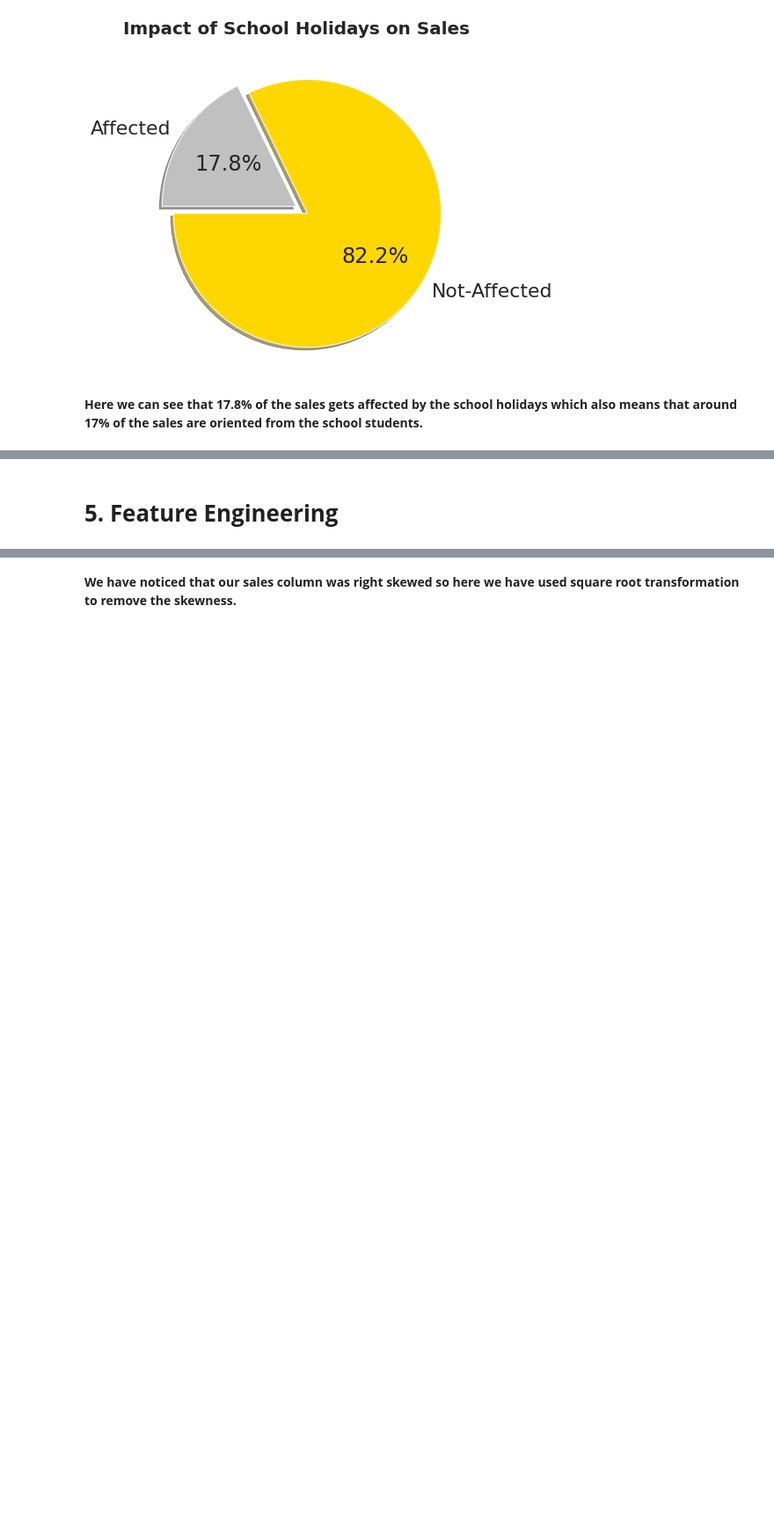
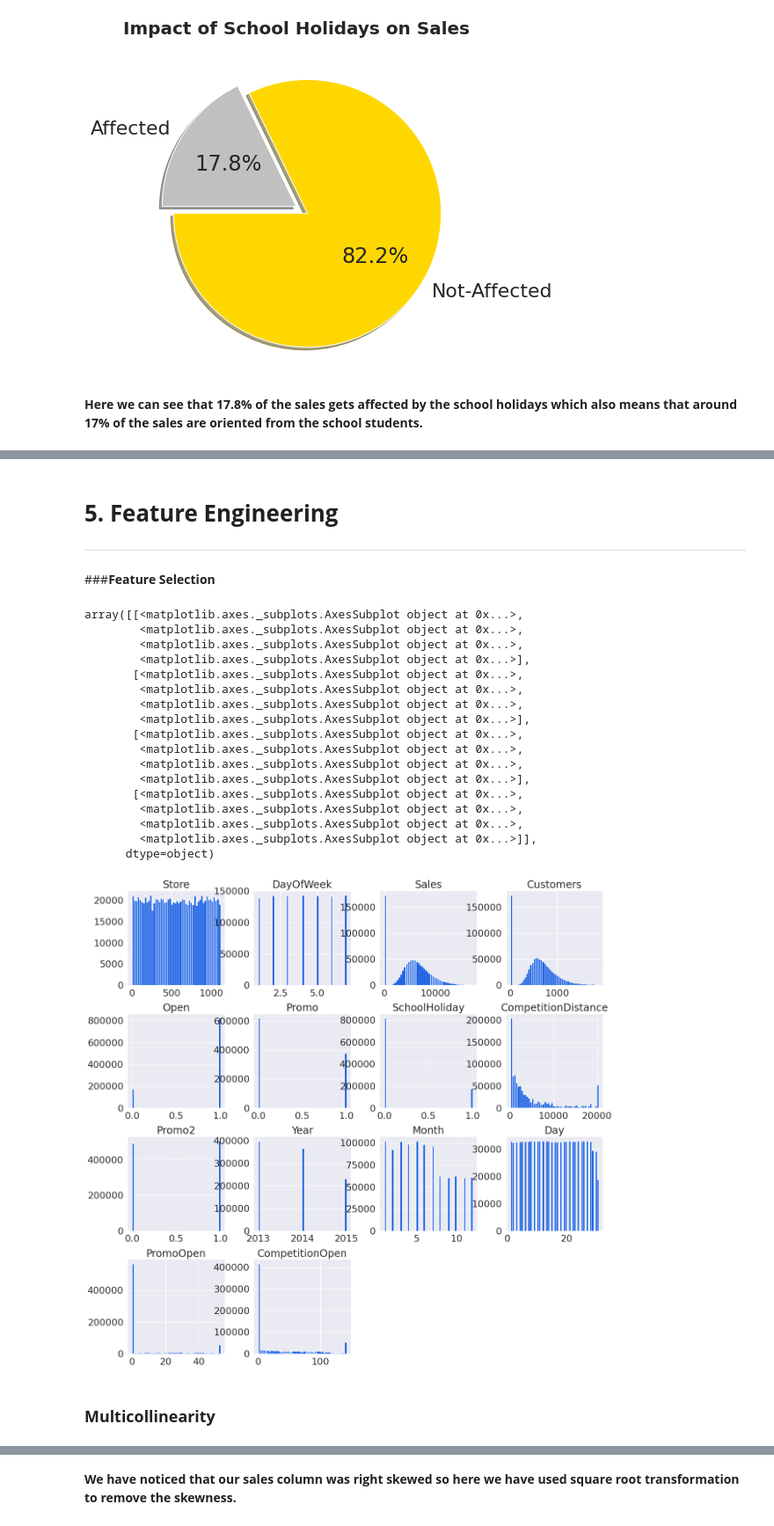
Before and after one commit to RajaChowdhury/Retail-Sales-Prediction, a Jupyter notebook: Colab_Notebook_Rossmann_Sales_Prediction_Raja_Chowdhury.ipynb, the cells around one changed output, grey strips where cells are left out. Shown at 88% size. Saved outputs shown, nothing was run; the diff lists cells and outputs as text; code cells hidden in the pictures; blank space fills up the shorter version.

```diff
--- a/Colab_Notebook_Rossmann_Sales_Prediction_Raja_Chowdhury.ipynb
+++ b/Colab_Notebook_Rossmann_Sales_Prediction_Raja_Chowdhury.ipynb
@@ -912,2 +1023,31 @@ Text(0.5, 1.0, 'Impact of School Holidays on Sales')
 # %% [markdown]
 # **5. Feature Engineering**
+
+
+---
+# %% [markdown]
+###**Feature Selection**
+# %%
+# Checking Distribution Of All Features
+warnings.filterwarnings("ignore", category=DeprecationWarning)
+
+df.hist(figsize = (20,20),bins=50,color='#175ee3')
+# %% [output]
+array([[<matplotlib.axes._subplots.AxesSubplot object at 0x...>,
+        <matplotlib.axes._subplots.AxesSubplot object at 0x...>,
+        <matplotlib.axes._subplots.AxesSubplot object at 0x...>,
+        <matplotlib.axes._subplots.AxesSubplot object at 0x...>],
+       [<matplotlib.axes._subplots.AxesSubplot object at 0x...>,
+        <matplotlib.axes._subplots.AxesSubplot object at 0x...>,
+        <matplotlib.axes._subplots.AxesSubplot object at 0x...>,
+        <matplotlib.axes._subplots.AxesSubplot object at 0x...>],
+       [<matplotlib.axes._subplots.AxesSubplot object at 0x...>,
+        <matplotlib.axes._subplots.AxesSubplot object at 0x...>,
+        <matplotlib.axes._subplots.AxesSubplot object at 0x...>,
+        <matplotlib.axes._subplots.AxesSubplot object at 0x...>],
+       [<matplotlib.axes._subplots.AxesSubplot object at 0x...>,
+        <matplotlib.axes._subplots.AxesSubplot object at 0x...>,
+        <matplotlib.axes._subplots.AxesSubplot object at 0x...>,
+        <matplotlib.axes._subplots.AxesSubplot object at 0x...>]],
+      dtype=object)
+[figure, added]
@@ -913,0 +1057,2 @@ Text(0.5, 1.0, 'Impact of School Holidays on Sales')
+# %% [markdown]
+### **Multicollinearity**
```
Also changed, not shown: parts of 130 cells of this notebook.
